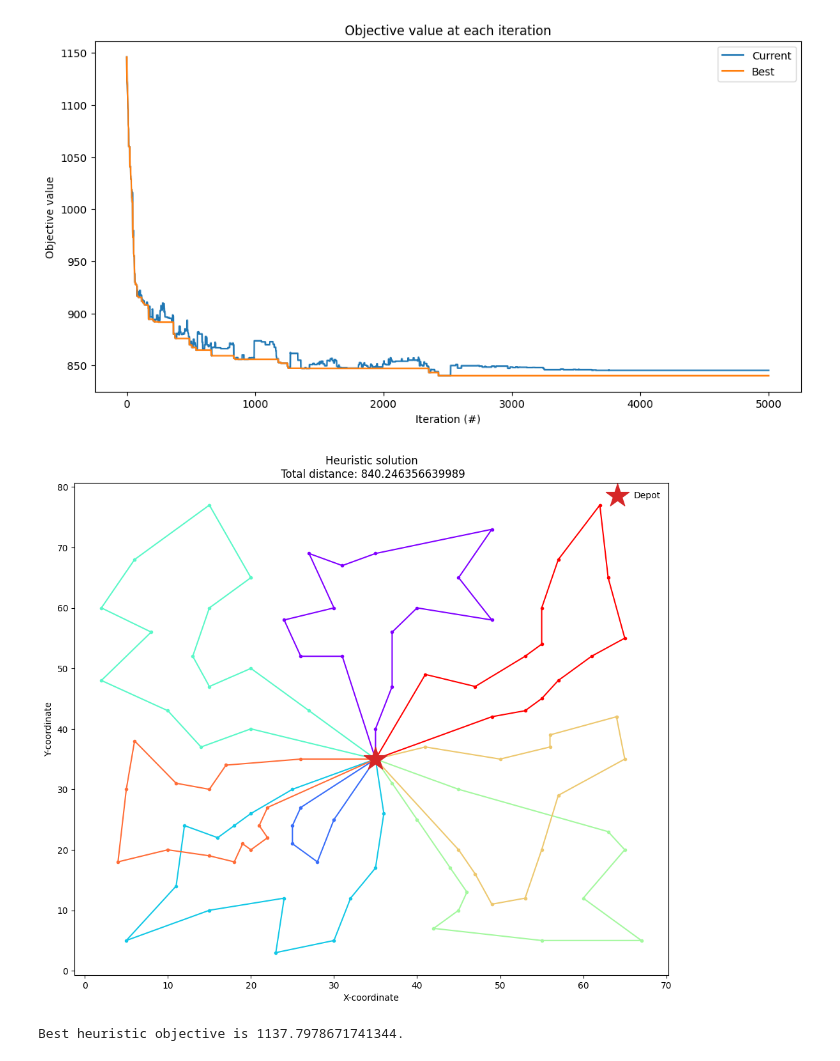
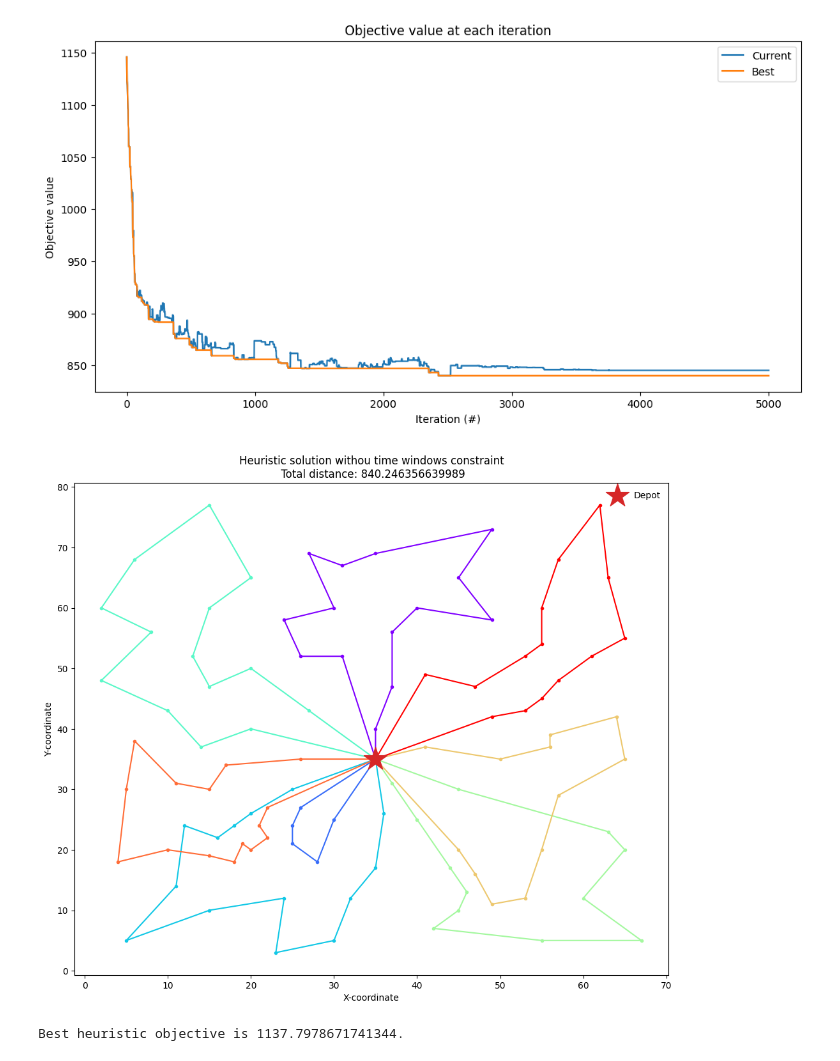
Before and after one commit to pettepiero/Dial-a-ride, a Jupyter notebook: cvrptw/vrptw.ipynb, the cells around one changed output. Cells and saved outputs as stored; diff of their text form; code cells hidden in the pictures.

```diff
--- a/cvrptw/vrptw.ipynb
+++ b/cvrptw/vrptw.ipynb
@@ -554,9 +548,9 @@ result.plot_objectives(ax=ax)
 # %% [output]
 [figure]
 # %%
-plot_solution(solution, "Heuristic solution")
+plot_solution(solution, "Heuristic solution withou time windows constraint")
 # %% [output]
-[figure, old version]
+[figure, new version]
 # %%
 alns = ALNS(rnd.default_rng(SEED))
 
```
Also changed, not shown: parts of 3 cells of this notebook, 2 other files.
